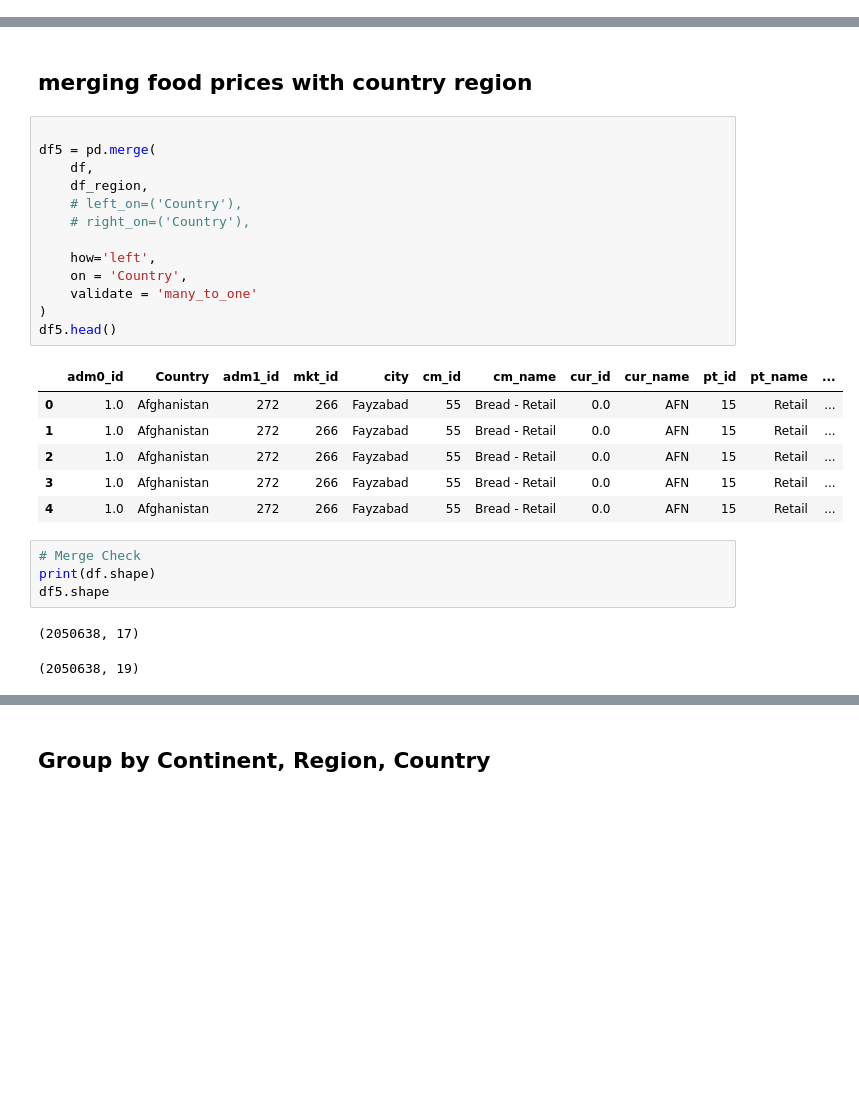
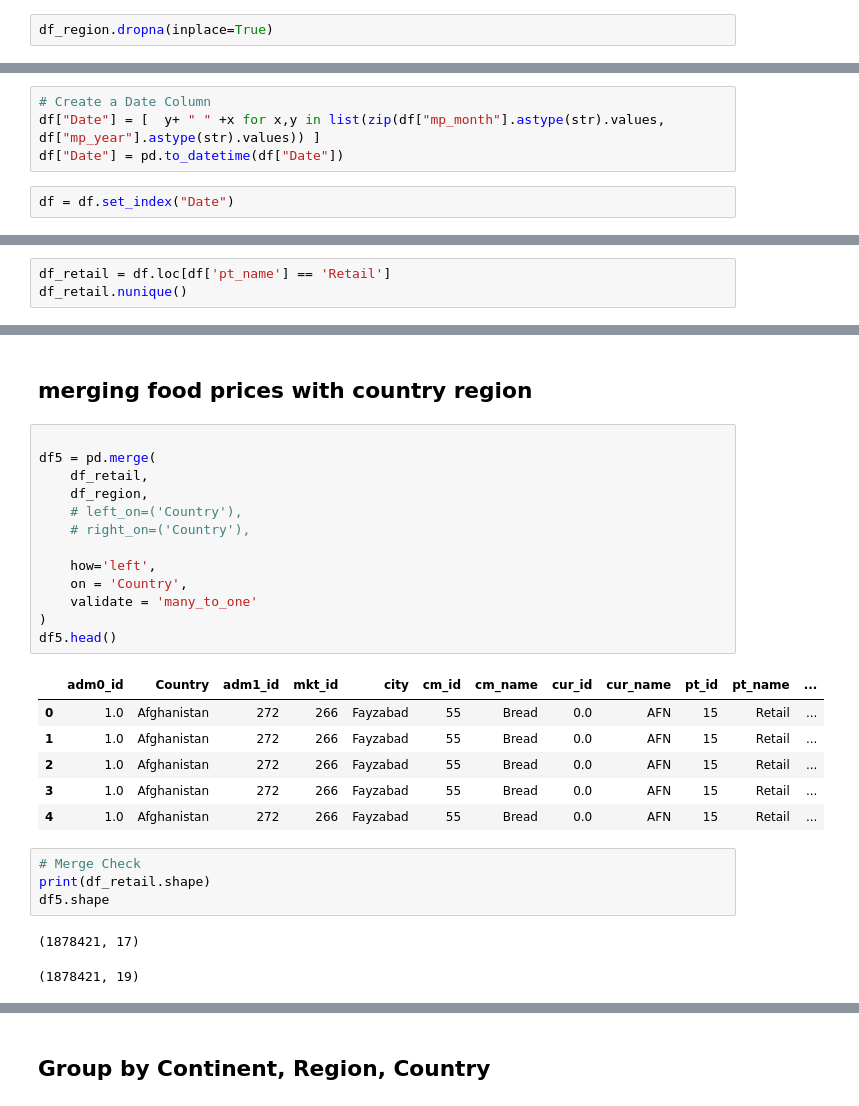
Before and after one commit to MaxSMCON/Group_2, a Jupyter notebook: Group_2_Stats.ipynb, the cells around one changed output, grey strips where cells are left out. Drawn from its saved outputs; the diff is of its cells as text; blank space fills up the shorter version.

```diff
--- a/Group_2_Stats.ipynb
+++ b/Group_2_Stats.ipynb
@@ -110,3 +110,5 @@ df_region.head()
 # %%
 # Removing duplicates from country list
 df_region = df_region.drop_duplicates(subset = ['Country'])
+# %%
+df_region.dropna(inplace=True)
@@ -123,3 +134,9 @@ df.head()
+# %%
+# Create a Date Column
+df["Date"] = [  y+ " " +x for x,y in list(zip(df["mp_month"].astype(str).values, df["mp_year"].astype(str).values)) ]
+df["Date"] = pd.to_datetime(df["Date"])
+# %%
+df = df.set_index("Date")
 # %% [markdown]
 # Renaming columns
 # %%
@@ -156,0 +169,3 @@ df.head()
+# %%
+df_retail = df.loc[df['pt_name'] == 'Retail']
+df_retail.nunique()
@@ -173,30 +200,30 @@ df.head()
 # %%
 
 df5 = pd.merge(
-    df,
+    df_retail,
     df_region,
     # left_on=('Country'),
     # right_on=('Country'),
 
     how='left',
     on = 'Country',
     validate = 'many_to_one'
 )
 df5.head()
 # %% [output]
 |  | adm0_id | Country | adm1_id | mkt_id | city | cm_id | cm_name | cur_id | cur_name | pt_id | pt_name | ... |
-| 0 | 1.0 | Afghanistan | 272 | 266 | Fayzabad | 55 | Bread - Retail | 0.0 | AFN | 15 | Retail | ... |
-| 1 | 1.0 | Afghanistan | 272 | 266 | Fayzabad | 55 | Bread - Retail | 0.0 | AFN | 15 | Retail | ... |
-| 2 | 1.0 | Afghanistan | 272 | 266 | Fayzabad | 55 | Bread - Retail | 0.0 | AFN | 15 | Retail | ... |
-| 3 | 1.0 | Afghanistan | 272 | 266 | Fayzabad | 55 | Bread - Retail | 0.0 | AFN | 15 | Retail | ... |
-| 4 | 1.0 | Afghanistan | 272 | 266 | Fayzabad | 55 | Bread - Retail | 0.0 | AFN | 15 | Retail | ... |
+| 0 | 1.0 | Afghanistan | 272 | 266 | Fayzabad | 55 | Bread | 0.0 | AFN | 15 | Retail | ... |
+| 1 | 1.0 | Afghanistan | 272 | 266 | Fayzabad | 55 | Bread | 0.0 | AFN | 15 | Retail | ... |
+| 2 | 1.0 | Afghanistan | 272 | 266 | Fayzabad | 55 | Bread | 0.0 | AFN | 15 | Retail | ... |
+| 3 | 1.0 | Afghanistan | 272 | 266 | Fayzabad | 55 | Bread | 0.0 | AFN | 15 | Retail | ... |
+| 4 | 1.0 | Afghanistan | 272 | 266 | Fayzabad | 55 | Bread | 0.0 | AFN | 15 | Retail | ... |
 # %%
 # Merge Check
-print(df.shape)
+print(df_retail.shape)
 df5.shape
 # %% [output]
-(2050638, 17)
+(1878421, 17)
-(2050638, 19)
+(1878421, 19)
 # %%
 df5.isnull().sum()
 # %% [output]
```
Also changed, not shown: parts of 11 cells of this notebook.
